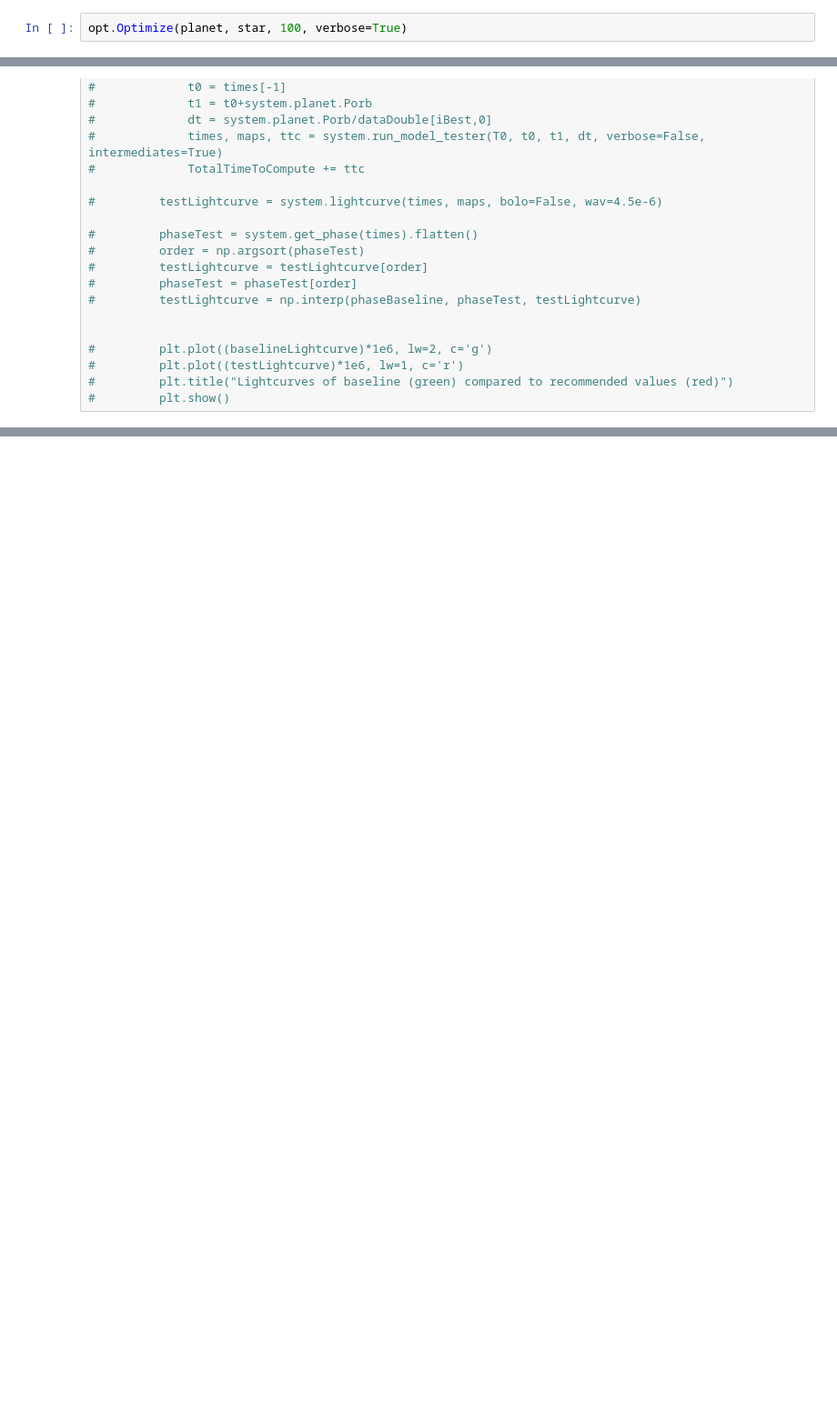
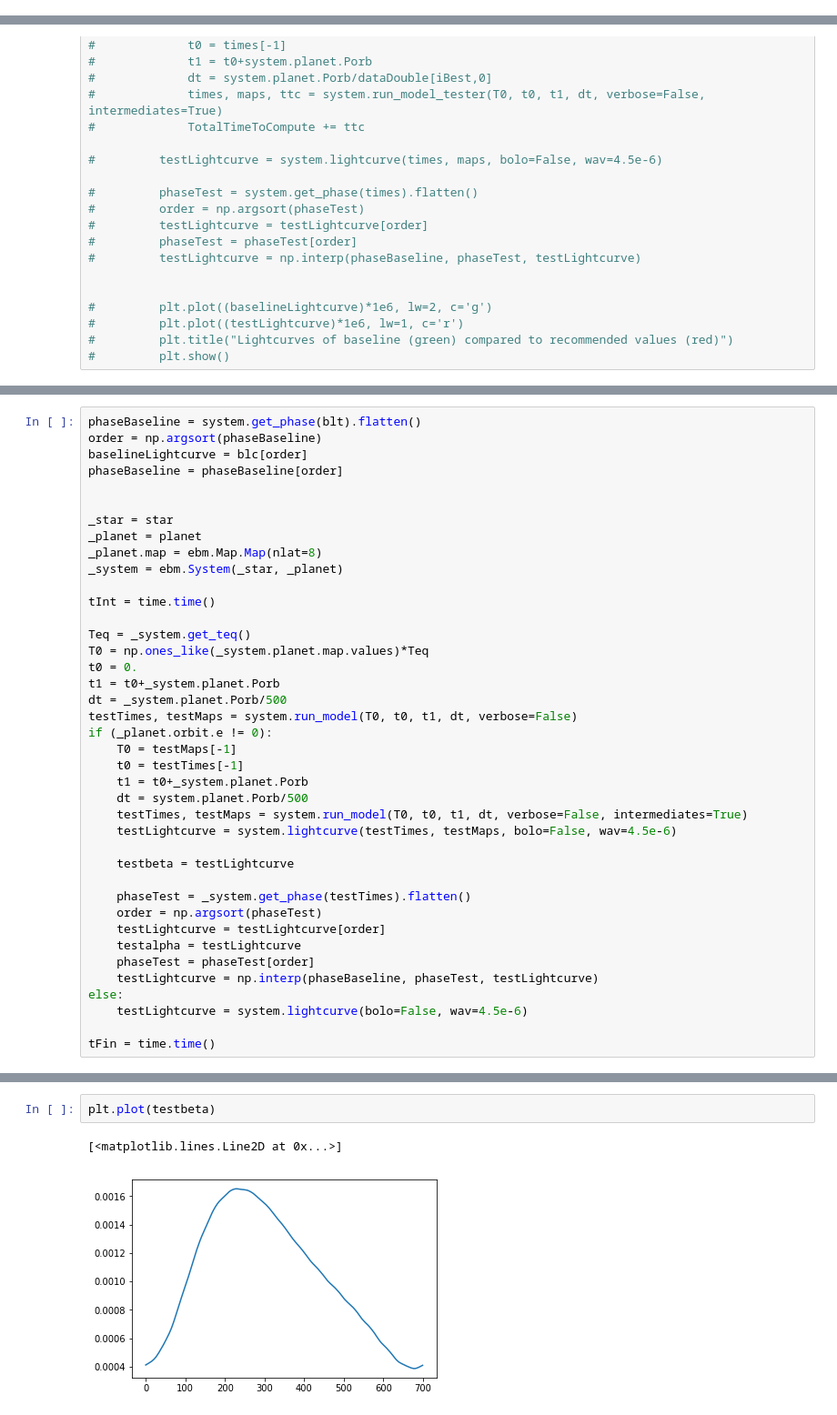
Before and after one commit to ZYVE255/ebm-optimizer, a Jupyter notebook: Testing.ipynb, the cells around one changed output, grey strips where cells are left out. Shown: that part at 91% size. Drawn from its saved outputs; the diff is of its cells as text; blank space fills up the shorter version.

```diff
--- a/Testing.ipynb
+++ b/Testing.ipynb
@@ -140,2 +131,0 @@ array([[  0.        ,   0.        ,  34.56783295,  42.6892182 ],
-# %%
-opt.Optimize(planet, star, 100, verbose=True)
@@ -299,0 +287,40 @@ NameError: name 'Optimize' is not defined
+# %%
+phaseBaseline = system.get_phase(blt).flatten()
+order = np.argsort(phaseBaseline)
+baselineLightcurve = blc[order]
+phaseBaseline = phaseBaseline[order]
+
+
+_star = star
+_planet = planet
+_planet.map = ebm.Map.Map(nlat=8)
+_system = ebm.System(_star, _planet)
+
+tInt = time.time()
+
+Teq = _system.get_teq()
+T0 = np.ones_like(_system.planet.map.values)*Teq
+t0 = 0.
+t1 = t0+_system.planet.Porb
+dt = _system.planet.Porb/500
+testTimes, testMaps = system.run_model(T0, t0, t1, dt, verbose=False)
+if (_planet.orbit.e != 0):
+    T0 = testMaps[-1]
+    t0 = testTimes[-1]
+    t1 = t0+_system.planet.Porb
+    dt = system.planet.Porb/500
+    testTimes, testMaps = system.run_model(T0, t0, t1, dt, verbose=False, intermediates=True)
+    testLightcurve = system.lightcurve(testTimes, testMaps, bolo=False, wav=4.5e-6)
+
+    testbeta = testLightcurve
+
+    phaseTest = _system.get_phase(testTimes).flatten()
+    order = np.argsort(phaseTest)
+    testLightcurve = testLightcurve[order]
+    testalpha = testLightcurve
+    phaseTest = phaseTest[order]
+    testLightcurve = np.interp(phaseBaseline, phaseTest, testLightcurve)
+else:
+    testLightcurve = system.lightcurve(bolo=False, wav=4.5e-6)
+
+tFin = time.time()
@@ -299,0 +332,5 @@ NameError: name 'Optimize' is not defined
+# %%
+plt.plot(testbeta)
+# %% [output]
+[<matplotlib.lines.Line2D at 0x...>]
+[figure, added]
```
Also changed, not shown: parts of 25 cells of this notebook, 1 other file.
